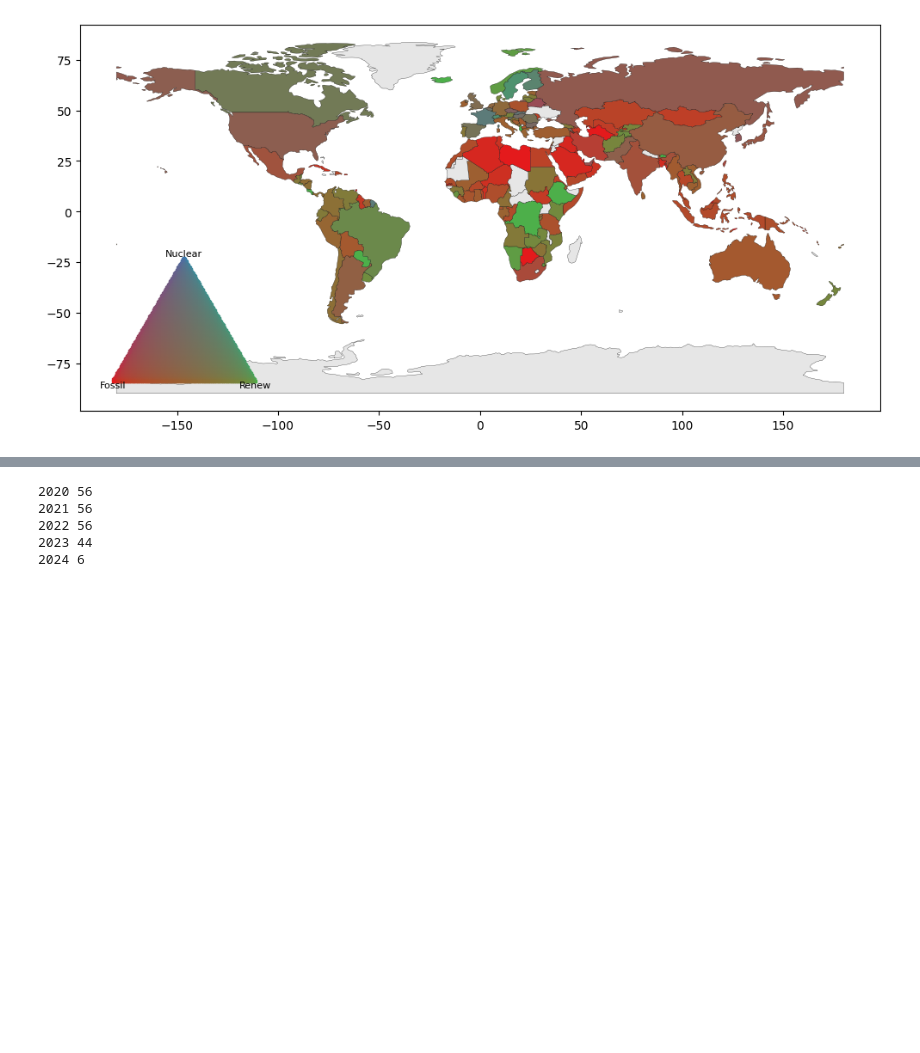
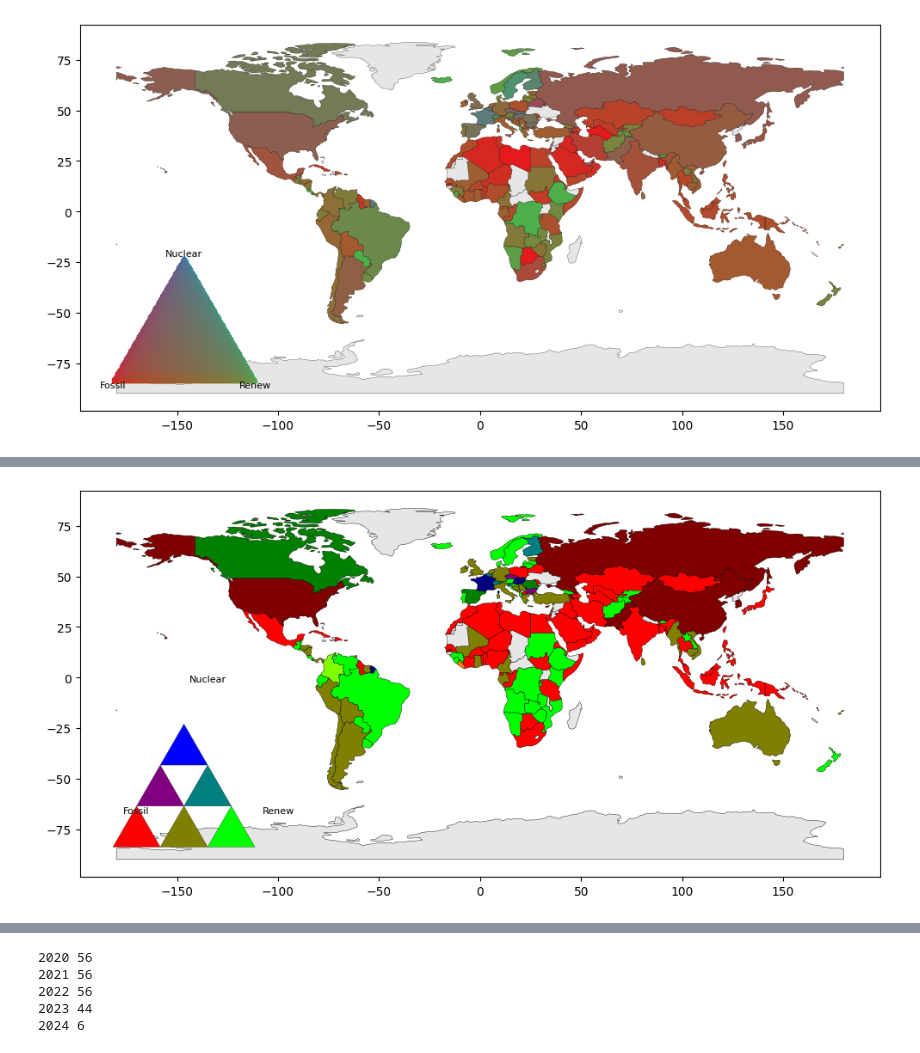
Before and after one commit to raulgarciadiez/energy_maps, a Jupyter notebook: color_code.ipynb, the cells around one changed output, grey strips where cells are left out. Drawn from its saved outputs; the diff is of its cells as text; code cells hidden in the pictures; blank space fills up the shorter version.

Commit message:
quantized ternary legend

```diff
--- a/color_code.ipynb
+++ b/color_code.ipynb
@@ -205,0 +208,89 @@ plt.show()
+# %%
+def bin_share(x):
+    if x < 0.33: return 0
+    elif x < 0.66: return 1
+    else: return 2
+
+# --- Generate 27 distinct colors ---
+def make_color_map():
+    colors = {}
+    for f_bin in range(3):
+        for r_bin in range(3):
+            for n_bin in range(3):
+                # Normalize bin levels to [0,1]
+                f_val = f_bin / 2
+                r_val = r_bin / 2
+                n_val = n_bin / 2
+                # Mix RGB based on bin center values
+                rgb = np.array([f_val, r_val, n_val])
+                # Special case: barycenter
+                if (f_bin, r_bin, n_bin) == (1, 1, 1):
+                    rgb = np.array([1.0, 1.0, 0.0])  # bright yellow
+                colors[(f_bin, r_bin, n_bin)] = tuple(rgb)
+    return colors
+
+color_map = make_color_map()
+
+
+# --- Assign colors to countries ---
+def get_country_color(fossil, renewable, nuclear):
+    f_bin = bin_share(fossil)
+    r_bin = bin_share(renewable)
+    n_bin = bin_share(nuclear)
+    return color_map[(f_bin, r_bin, n_bin)]
+
+# --- Load shapefile ---
+world = gpd.read_file("ne_110m_admin_0_countries.shp")
+print (list(world.columns))
+
+world["color"] = [
+    get_country_color(*countries_shares[iso])
+    if iso in countries_shares else (0.9, 0.9, 0.9)
+    for iso in world["ISO_A3_EH"]
+]
+
+
+# --- Plot world map ---
+fig, ax = plt.subplots(figsize=(12, 6))
+world.plot(ax=ax, color=world['color'], edgecolor='black', linewidth=0.3)
+
+def draw_ternary_legend(ax, color_map):
+    # Size of small steps in ternary space
+    step = 1/3
+    for f_bin in range(3):
+        for r_bin in range(3):
+            for n_bin in range(3):
+                # Ensure sums to 3 bins (inside main triangle)
+                if f_bin + r_bin + n_bin != 2:
+                    continue
+                # Convert bin corner shares to Cartesian coords
+                def ternary_to_xy(f, r, n):
+                    x = 0.5 * (2*r + n)
+                    y = (np.sqrt(3)/2) * n
+                    return x, y
+
+                # Triangle vertices for this bin
+                corners = [
+                    ternary_to_xy(f_bin*step, r_bin*step, n_bin*step),
+                    ternary_to_xy((f_bin+1)*step, r_bin*step, (n_bin-1)*step),
+                    ternary_to_xy(f_bin*step, (r_bin+1)*step, (n_bin-1)*step)
+                ]
+                ax.fill(
+                    [c[0] for c in corners],
+                    [c[1] for c in corners],
+                    color=color_map[(f_bin, r_bin, n_bin)],
+                    edgecolor='black', linewidth=0.2
+                )
+
+# --- Replace the axins scatter with ---
+axins = inset_axes(ax, width="20%", height="35%", loc='lower left', borderpad=2)
+draw_ternary_legend(axins, color_map)
+axins.axis('off')
+axins.set_aspect('equal')
+axins.text(0, 0, "Fossil", ha='center', va='top', fontsize=8)
+axins.text(1, 0, "Renew", ha='center', va='top', fontsize=8)
+axins.text(0.5, np.sqrt(3)/2, "Nuclear", ha='center', va='bottom', fontsize=8)
+
+
+plt.show()
+# %% [output]
@@ -205,0 +298 @@ plt.show()
+[figure, added]
```
Also changed, not shown: parts of 5 cells of this notebook.
